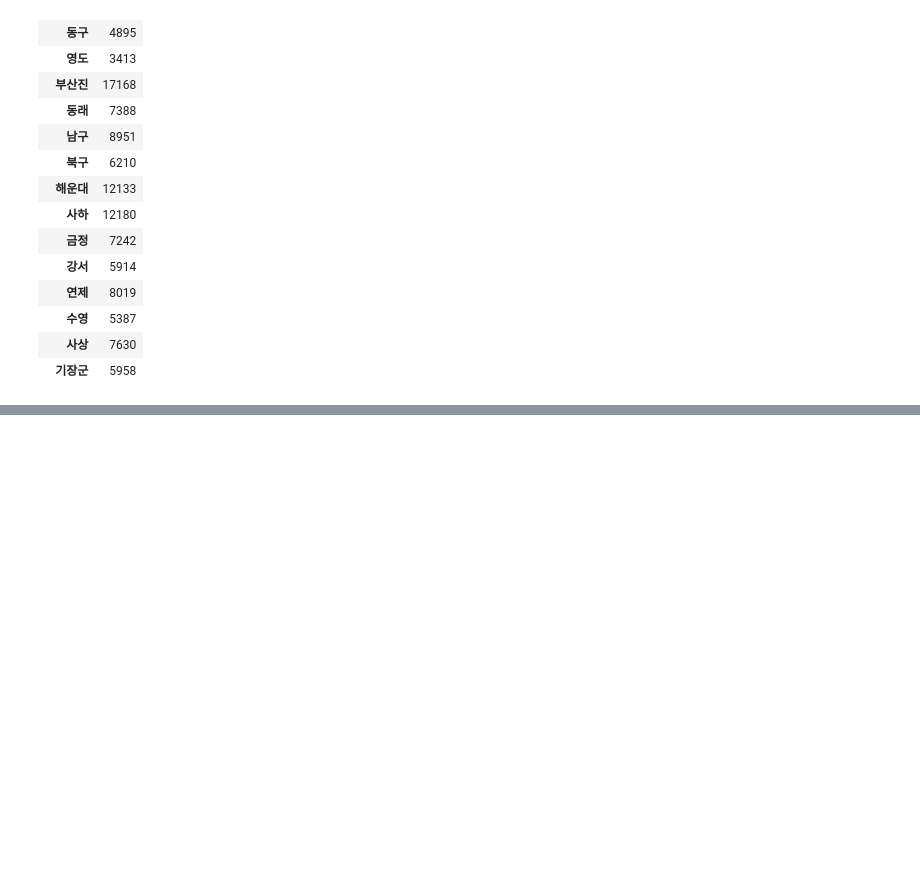
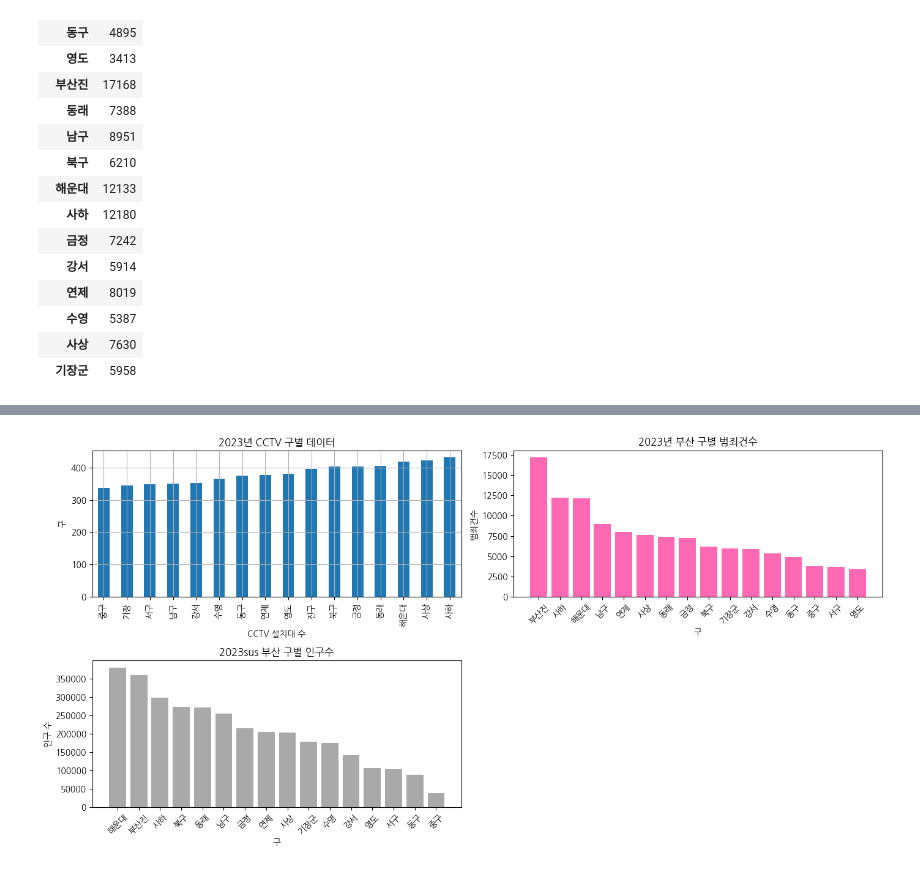
Before and after one commit to pmj8298/h_python, a Jupyter notebook: 방범용CCTV.ipynb, the cells around one changed output, grey strips where cells are left out. Saved outputs shown, nothing was run; the diff lists cells and outputs as text; code cells hidden in the pictures; blank space fills up the shorter version.

Commit message:
부산 구별 범죄건수 추가, 인구수 추가

```diff
--- a/방범용CCTV.ipynb
+++ b/방범용CCTV.ipynb
@@ -345,0 +392,3 @@ plt.show()
+# %%
+data3 = data3.iloc[:,2:5:2]
+data3
@@ -345,0 +414,3 @@ plt.show()
+# %%
+data3 = data3.set_index('location')
+data3
@@ -345,0 +437,3 @@ plt.show()
+# %%
+data3 = data3.loc['중구':]
+data3
@@ -345,0 +459,3 @@ plt.show()
+# %%
+data3 = data3.sort_values(by='people', ascending=False)
+data3
@@ -345,0 +481,34 @@ plt.show()
+# %%
+import matplotlib.pyplot as plt
+
+fig, axes = plt.subplots(2, 2, figsize=(14, 7))  # 1행 2열 서브플롯 생성
+
+# 첫 번째 그래프 (왼쪽)
+total['count'].sort_values().plot(kind='bar', grid=True, ax=axes[0,0])
+axes[0,0].set_title('2023년 CCTV 구별 데이터')
+axes[0,0].set_xlabel('CCTV 설치대 수')
+axes[0,0].set_ylabel('구')
+
+# 두 번째 그래프 (오른쪽)
+# sorted_data2 = data2.sort_index()  # 인덱스를 기준으로 정렬
+# sorted_data2['case'].plot(kind='bar', grid=True, ax=axes[1])
+# data2.index.sort_values().plot(kind='bar', grid=True, ax=axes[1])
+axes[0,1].bar(data2.index, data2['case'], color='hotpink')
+axes[0,1].set_title('2023년 부산 구별 범죄건수')
+axes[0,1].set_xlabel('구')
+axes[0,1].set_ylabel('범죄건수')
+axes[0,1].set_xticklabels(data2.index, rotation=45)
+
+axes[1,0].bar(data3.index, data3['people'], color='darkgray')
+axes[1,0].set_title('2023sus 부산 구별 인구수')
+axes[1,0].set_xlabel('구')
+axes[1,0].set_ylabel('인구 수')
+axes[1,0].set_xticklabels(data3.index, rotation=45)
+
+# 🔹 빈 그래프 제거 (2행 2열이므로 오른쪽 아래 공간을 제거)
+fig.delaxes(axes[1, 1])
+
+plt.tight_layout()  # 레이아웃 자동 조정
+plt.show()
+# %% [output]
+[figure, added]
```
Also changed, not shown: parts of 14 cells of this notebook.
